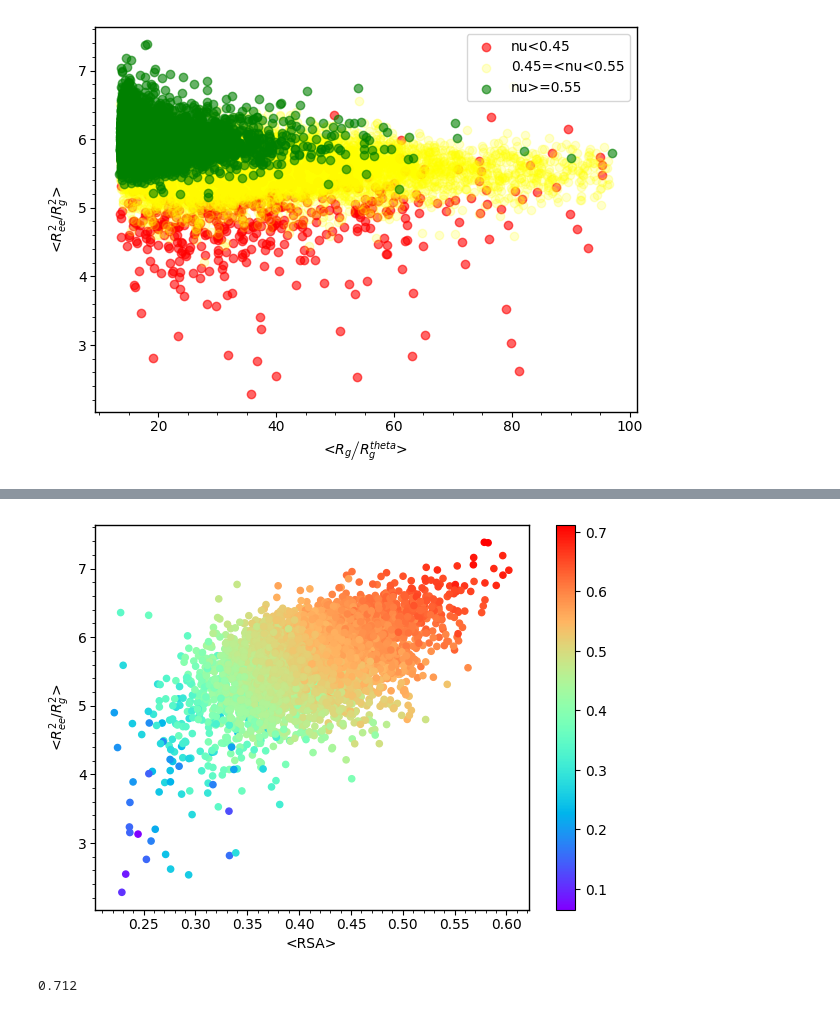
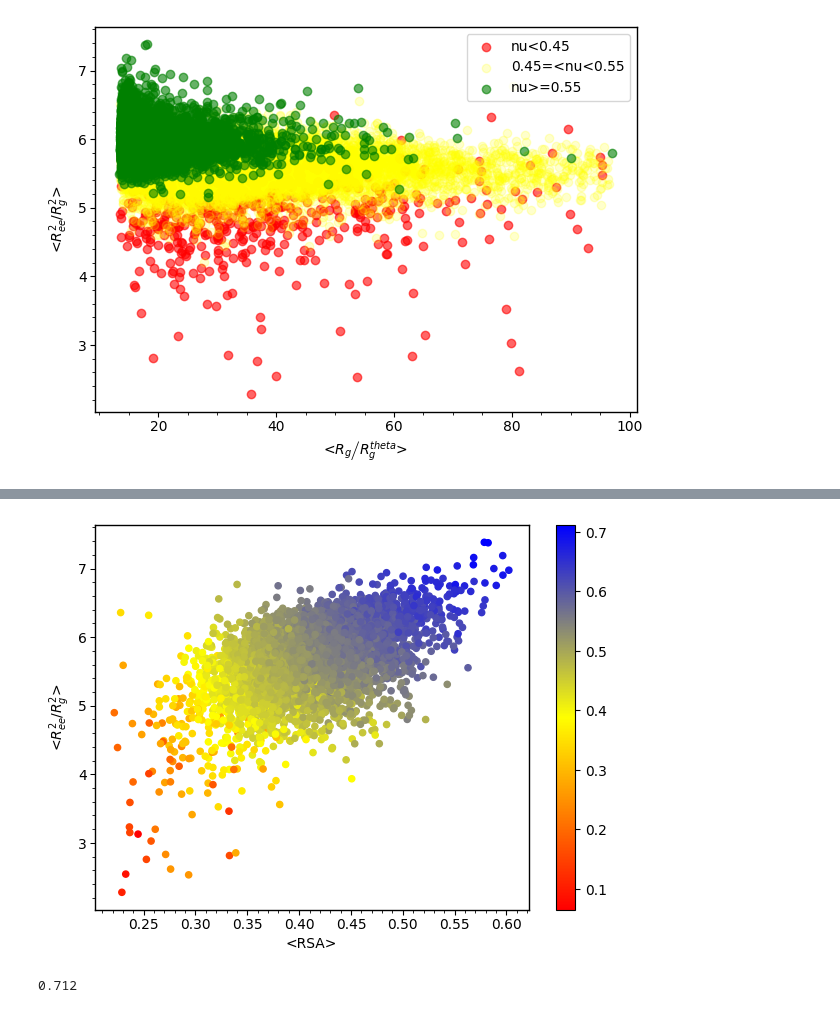
Before and after one commit to hshadman/larsen_paper_IDR_properties, a Jupyter notebook: IDROME_RSA_based_with_AFRC_v8.ipynb, the cells around one changed output, grey strips where cells are left out. Drawn from its saved outputs; the diff is of its cells as text; code cells hidden in the pictures.

```diff
--- a/IDROME_RSA_based_with_AFRC_v8.ipynb
+++ b/IDROME_RSA_based_with_AFRC_v8.ipynb
@@ -517,3 +517,27 @@ ax.tick_params(axis='x', which='major', labelsize=10, width = 0.8, pad = 2)
 ax.tick_params(axis='x', which='minor', width = 0.6)
 # %% [output]
 [figure]
+# %%
+
+fig,ax = plt.subplots(figsize=(7,5))
+palette = matplotlib.colors.LinearSegmentedColormap.from_list("", ['red',"yellow",'blue'])
+#palette = plt.get_cmap('viridis')
+
+sc = ax.scatter(seq_name_AFRC['AFRC_mean_rg_theta'],alpha=0.
+           seq_name_AFRC['mean_inst_ratio'],s=20,c=seq_name_AFRC['mean_lambda'].values,cmap=palette)
+
+
+cbar = plt.colorbar(sc)
+cbar.set_label('mean_lambda',rotation=270)
+
+ax.set_xlabel(r'<$R_g\left/R_g^{theta}\right.$>')
+ax.set_ylabel(r'<$R_{ee}^{2}/R_g^{2}$>')
+
+for i in ['top', 'left', 'right', 'bottom']:
+    ax.spines[i].set_linewidth(1)
+
+ax.minorticks_on()
+ax.tick_params(axis='y', which='major', labelsize=10, width = 0.75, pad = 2)
+ax.tick_params(axis='y', which='minor', width = 0.6)
+ax.tick_params(axis='x', which='major', labelsize=10, width = 0.8, pad = 2)
+ax.tick_params(axis='x', which='minor', width = 0.6)
@@ -543,27 +571,27 @@ ax.tick_params(axis='x', which='minor', width = 0.6)
 # %%
 
 fig,ax = plt.subplots(figsize=(7,5))
-#palette = matplotlib.colors.LinearSegmentedColormap.from_list("", ['orange',"red",'black'])
-palette = plt.get_cmap('rainbow')
+palette = matplotlib.colors.LinearSegmentedColormap.from_list("", ['red',"yellow",'blue'])
+#palette = plt.get_cmap('rainbow')
 sc = ax.scatter(seq_name_AFRC['mean_RSA'],
            seq_name_AFRC['mean_inst_ratio'],s=20,c=seq_name_AFRC['nu'].values,cmap=palette)
 
 
 plt.colorbar(sc)
 
 ax.set_xlabel('<RSA>')
 ax.set_ylabel(r'<$R_{ee}^{2}/R_g^{2}$>')
 
 for i in ['top', 'left', 'right', 'bottom']:
     ax.spines[i].set_linewidth(1)
 
 ax.minorticks_on()
 ax.tick_params(axis='y', which='major', labelsize=10, width = 0.75, pad = 2)
 ax.tick_params(axis='y', which='minor', width = 0.6)
 ax.tick_params(axis='x', which='major', labelsize=10, width = 0.8, pad = 2)
 ax.tick_params(axis='x', which='minor', width = 0.6)
 # %% [output]
-[figure, old version]
+[figure, new version]
 # %%
 seq_name_AFRC['nu'].max()
 # %% [output]
```
Also changed, not shown: parts of 2 cells of this notebook.
